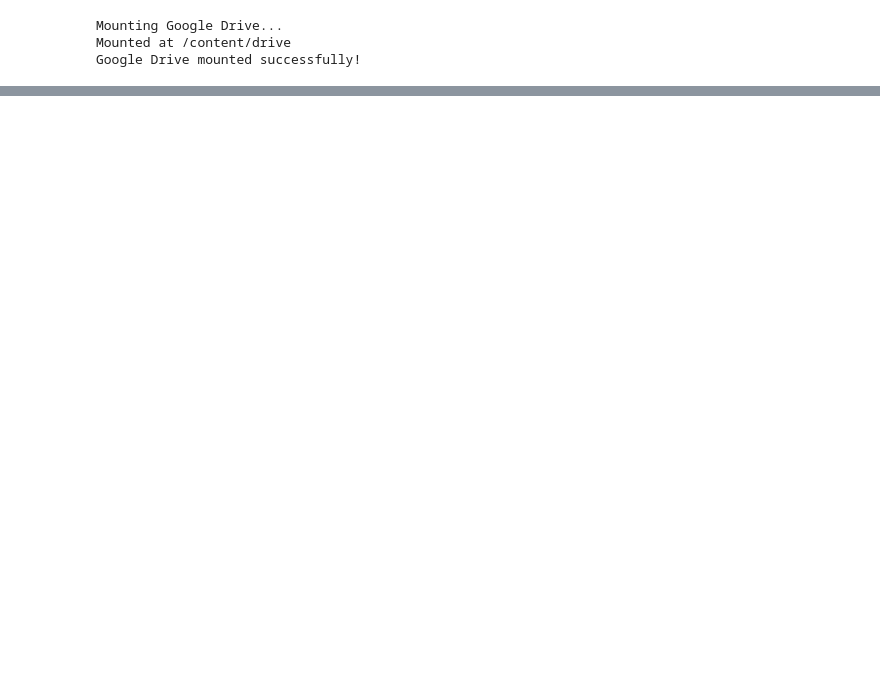
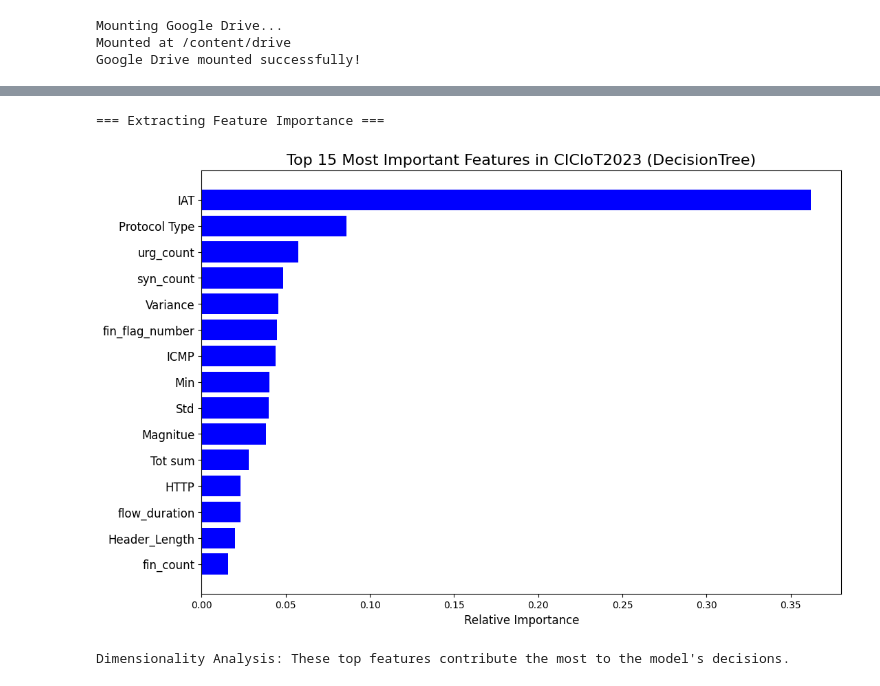
Before and after one commit to IT22091352/ML-Group_Assignment-2026, a Jupyter notebook: DecisionTree.ipynb, the cells around one changed output, grey strips where cells are left out. Saved outputs shown, nothing was run; the diff lists cells and outputs as text; code cells hidden in the pictures; blank space fills up the shorter version.

```diff
--- a/DecisionTree.ipynb
+++ b/DecisionTree.ipynb
@@ -173,0 +282,25 @@ Generating Confusion Matrix Plot...
+# %%
+# ==========================================
+# CELL 9: FEATURE IMPORTANCE (RUBRIC REQUIREMENT)
+# ==========================================
+print("=== Extracting Feature Importance ===")
+
+# Get feature importances from the trained model
+importances = dt_model.feature_importances_
+feature_names = X_train.columns
+
+# Sort the feature importances in descending order and get the top 15
+indices = np.argsort(importances)[-15:]
+
+plt.figure(figsize=(12, 8))
+plt.title('Top 15 Most Important Features in CICIoT2023 (DecisionTree)', fontsize=16)
+plt.barh(range(len(indices)), importances[indices], color='b', align='center')
+plt.yticks(range(len(indices)), [feature_names[i] for i in indices], fontsize=12)
+plt.xlabel('Relative Importance', fontsize=12)
+plt.show()
+
+print("Dimensionality Analysis: These top features contribute the most to the model's decisions.")
+# %% [output]
+=== Extracting Feature Importance ===
+[figure, added]
+Dimensionality Analysis: These top features contribute the most to the model's decisions.
```
Also changed, not shown: parts of 11 cells of this notebook.
